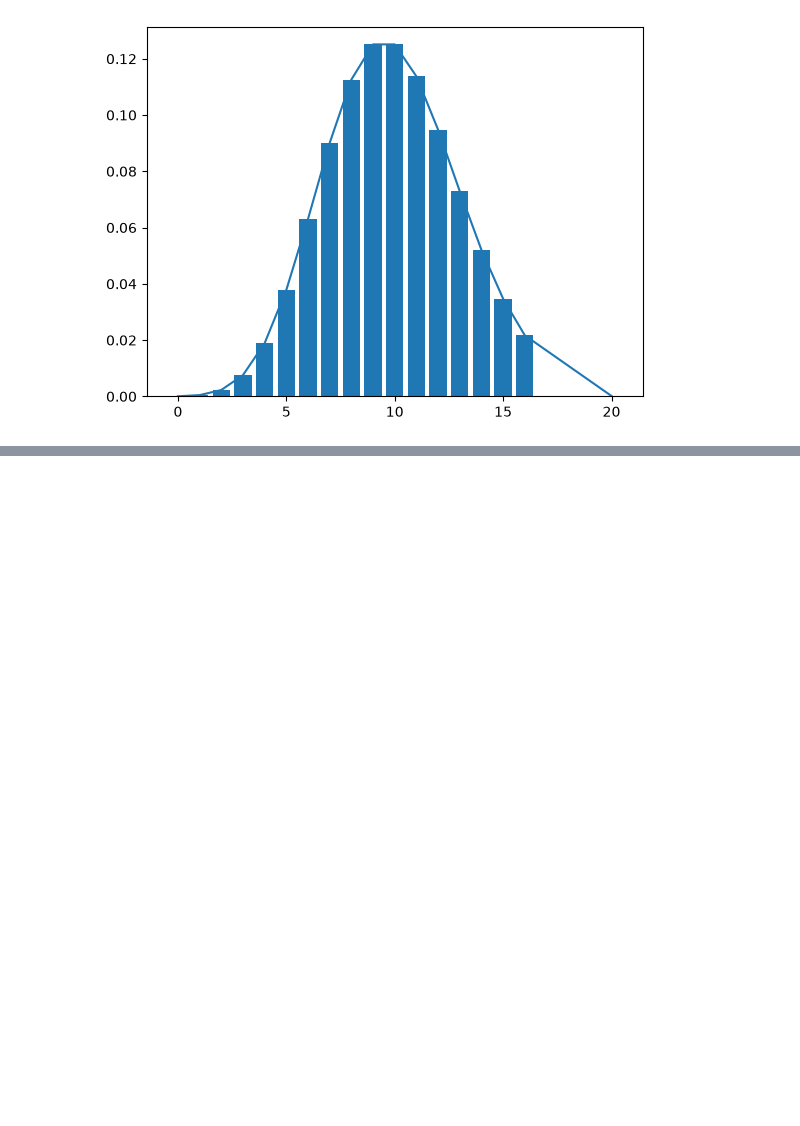
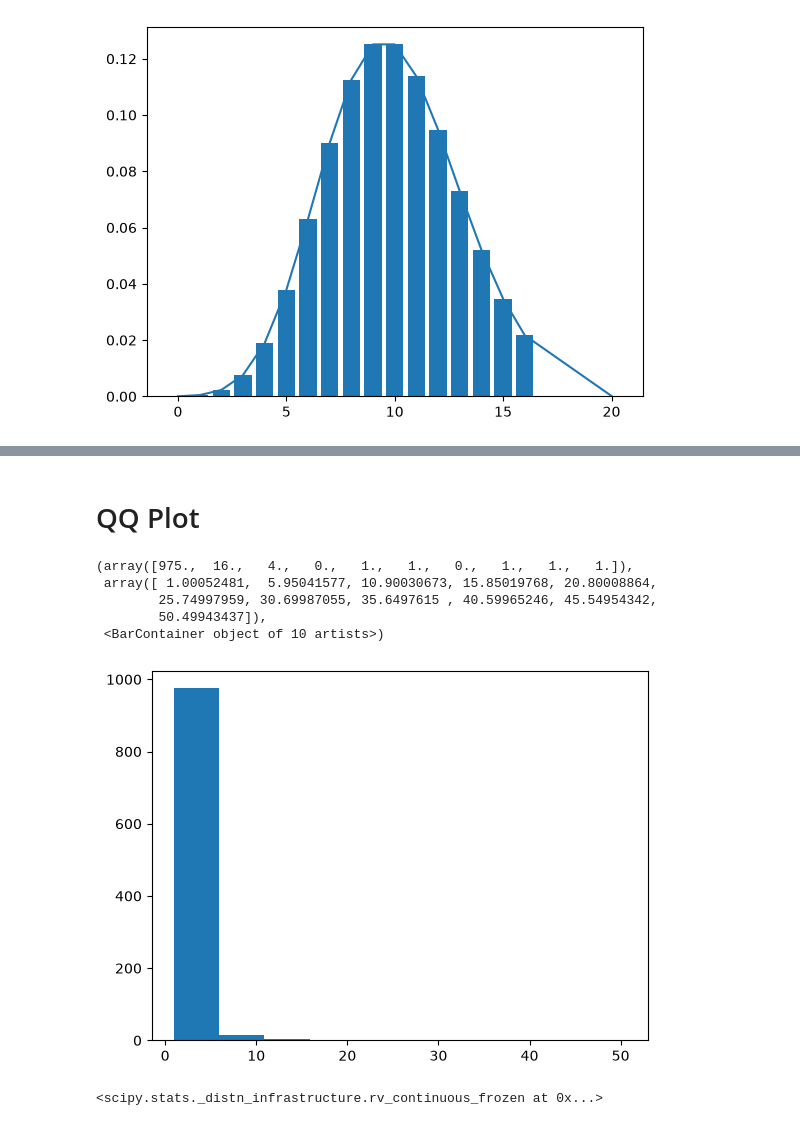
Before and after one commit to wahabali786110/statistics-for-machine-learning, a Jupyter notebook: Practicing_Statistics_Probability.ipynb, the cells around one changed output, grey strips where cells are left out. Cells and saved outputs as stored; diff of their text form; code cells hidden in the pictures; blank space fills up the shorter version.

```diff
--- a/Practicing_Statistics_Probability.ipynb
+++ b/Practicing_Statistics_Probability.ipynb
@@ -396,0 +432,33 @@ plt.plot(calls,probablities)
+# %% [markdown]
+# QQ Plot
+# %%
+import numpy as np
+import scipy.stats as stats
+import statsmodels.api as sm
+import matplotlib.pyplot as plt
+
+# Define the parameters of the Pareto distribution
+alpha = 2
+xm = 1
+
+# Generate a set of random data from the Pareto distribution
+x = stats.pareto.rvs(b=alpha, scale=xm, size=1000)
+
+plt.hist(x)
+# %% [output]
+(array([975.,  16.,   4.,   0.,   1.,   1.,   0.,   1.,   1.,   1.]),
+ array([ 1.00052481,  5.95041577, 10.90030673, 15.85019768, 20.80008864,
+        25.74997959, 30.69987055, 35.6497615 , 40.59965246, 45.54954342,
+        50.49943437]),
+ <BarContainer object of 10 artists>)
+[figure, added]
+# %%
+# Fit a Pareto distribution to the data
+params = stats.pareto.fit(x, floc=0)
+
+# Create a Pareto distribution object with the fitted parameters
+dist = stats.pareto(b=params[0], scale=params[2])
+
+dist
+# %% [output]
+<scipy.stats._distn_infrastructure.rv_continuous_frozen at 0x...>
```
Also changed, not shown: parts of 26 cells of this notebook.
